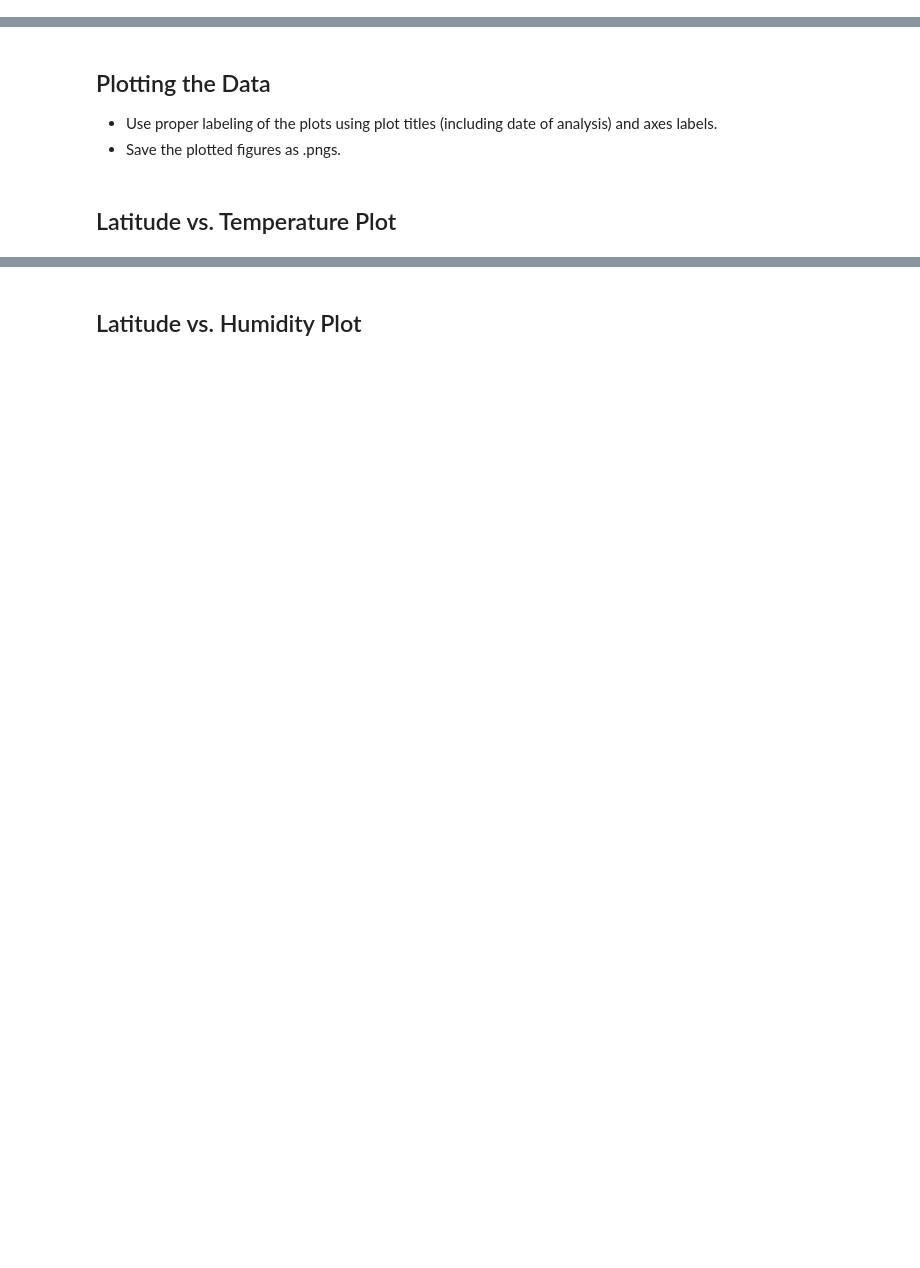
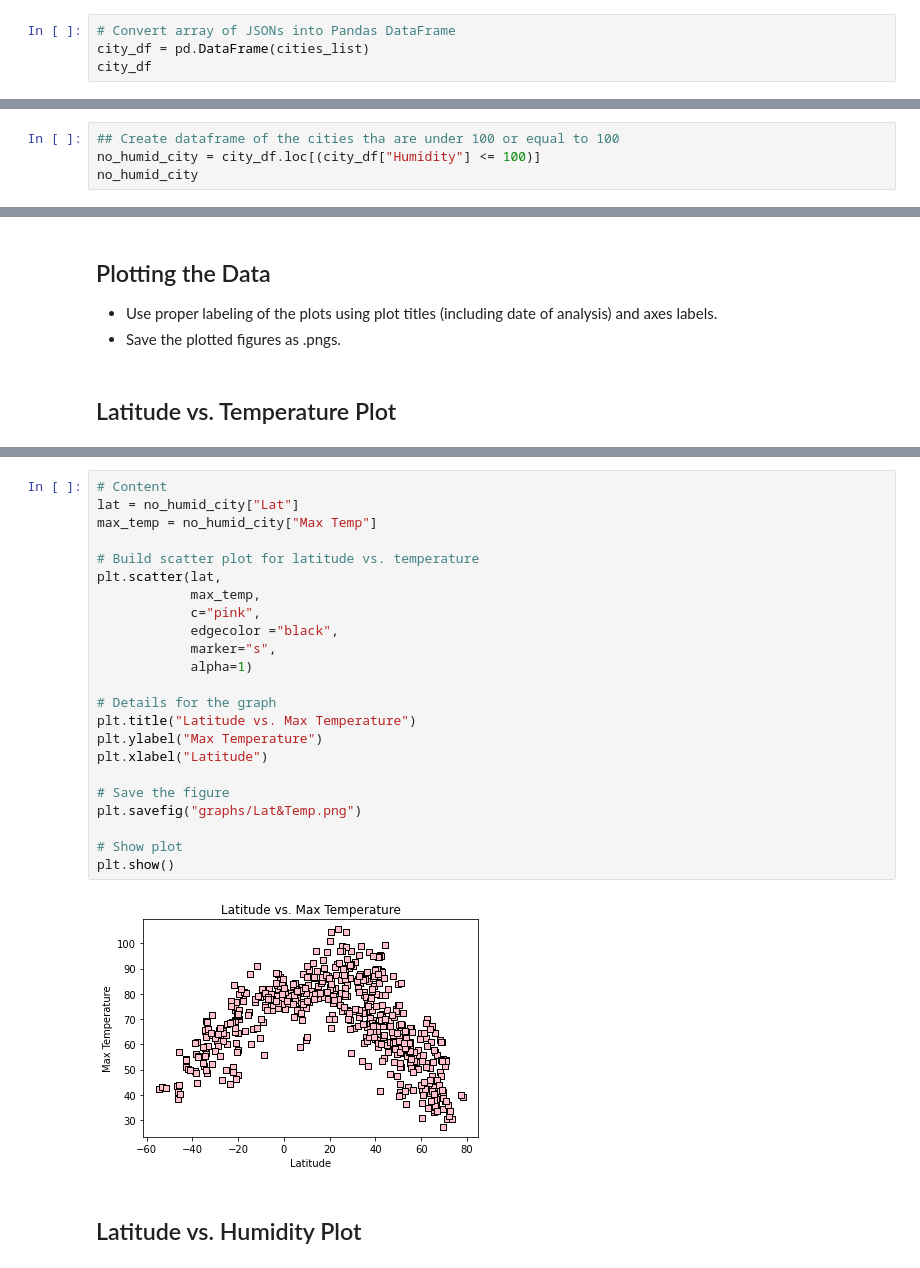
Before and after one commit to ellismok/API-Challenge, a Jupyter notebook: WeatherPy.ipynb, the cells around one changed output, grey strips where cells are left out. Drawn from its saved outputs; the diff is of its cells as text; blank space fills up the shorter version.

```diff
--- a/WeatherPy.ipynb
+++ b/WeatherPy.ipynb
@@ -88,0 +207,4 @@ Data Retrieval Complete
+# %%
+# Convert array of JSONs into Pandas DataFrame
+city_df = pd.DataFrame(cities_list)
+city_df
@@ -141,0 +277,4 @@ Int64Index([], dtype='int64')
+# %%
+## Create dataframe of the cities tha are under 100 or equal to 100
+no_humid_city = city_df.loc[(city_df["Humidity"] <= 100)]
+no_humid_city
@@ -156,2 +304,27 @@ Int64Index([], dtype='int64')
+# %%
+# Content
+lat = no_humid_city["Lat"]
+max_temp = no_humid_city["Max Temp"]
+
+# Build scatter plot for latitude vs. temperature
+plt.scatter(lat,
+            max_temp,
+            c="pink",
+            edgecolor ="black",
+            marker="s",
+            alpha=1)
+
+# Details for the graph
+plt.title("Latitude vs. Max Temperature")
+plt.ylabel("Max Temperature")
+plt.xlabel("Latitude")
+
+# Save the figure
+plt.savefig("graphs/Lat&Temp.png")
+
+# Show plot
+plt.show()
+# %% [output]
+[figure, added]
 # %% [markdown]
 ## Latitude vs. Humidity Plot
```
Also changed, not shown: parts of 56 cells of this notebook, 33 other files.
